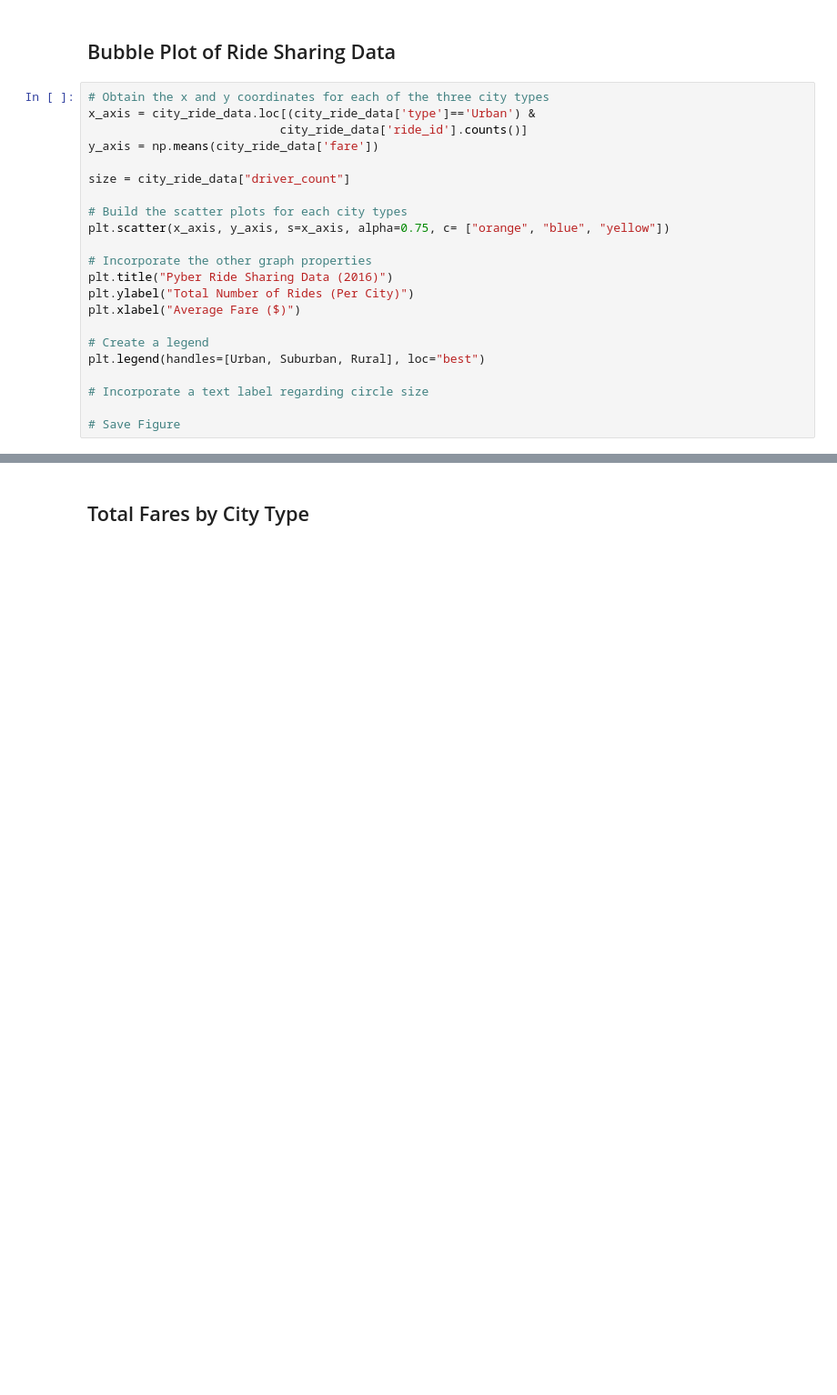
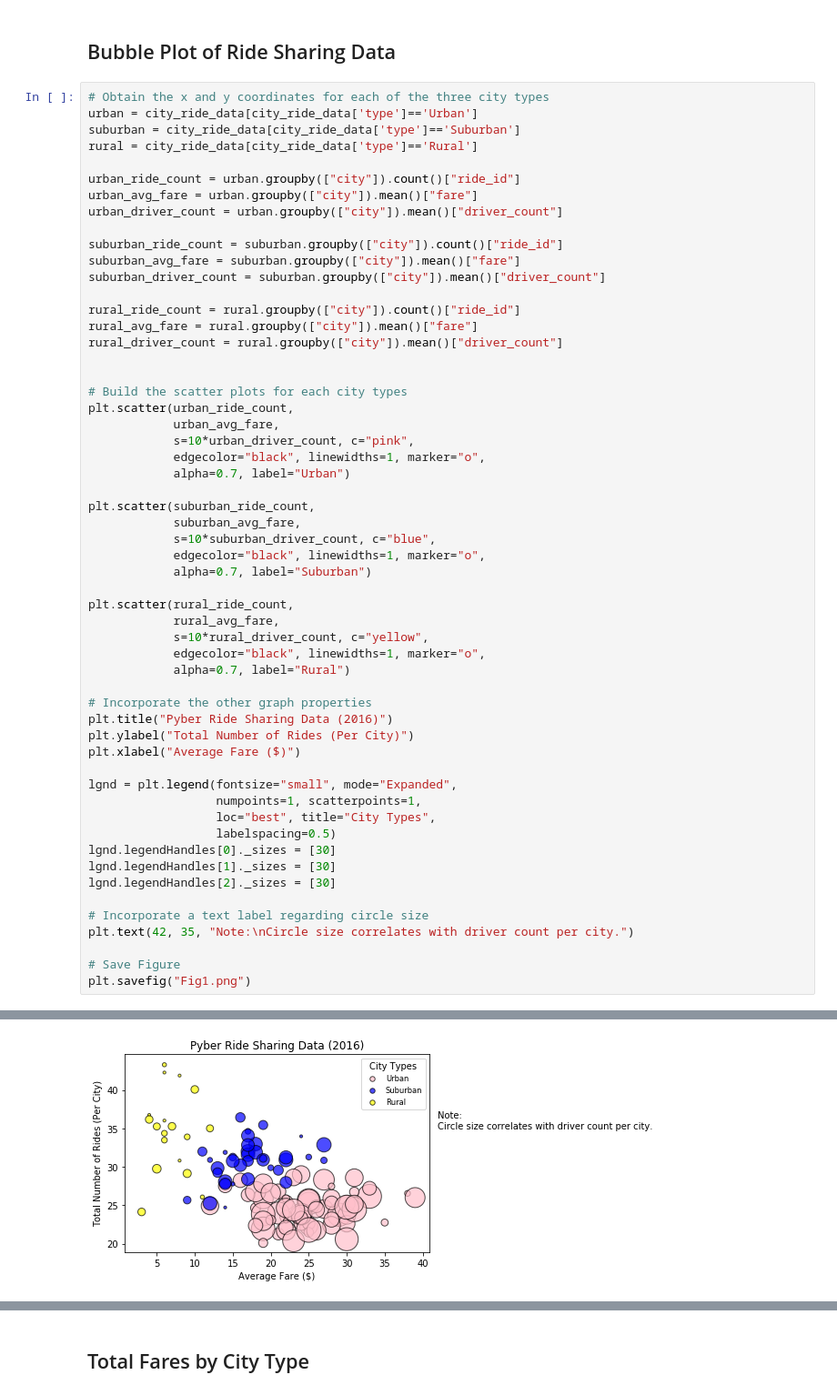
Before and after one commit to usama-ali/matplotlib, a Jupyter notebook: pyber_starter.ipynb, the cells around one changed output, grey strips where cells are left out. Shown: that part at 91% size. Drawn from its saved outputs; the diff is of its cells as text; blank space fills up the shorter version.

```diff
--- a/pyber_starter.ipynb
+++ b/pyber_starter.ipynb
@@ -41,24 +33,58 @@ city_ride_data.head()
 ## Bubble Plot of Ride Sharing Data
 # %%
 # Obtain the x and y coordinates for each of the three city types
-x_axis = city_ride_data.loc[(city_ride_data['type']=='Urban') &
-                           city_ride_data['ride_id'].counts()]
-y_axis = np.means(city_ride_data['fare'])
+urban = city_ride_data[city_ride_data['type']=='Urban']
+suburban = city_ride_data[city_ride_data['type']=='Suburban']
+rural = city_ride_data[city_ride_data['type']=='Rural']
 
-size = city_ride_data["driver_count"]
+urban_ride_count = urban.groupby(["city"]).count()["ride_id"]
+urban_avg_fare = urban.groupby(["city"]).mean()["fare"]
+urban_driver_count = urban.groupby(["city"]).mean()["driver_count"]
+
+suburban_ride_count = suburban.groupby(["city"]).count()["ride_id"]
+suburban_avg_fare = suburban.groupby(["city"]).mean()["fare"]
+suburban_driver_count = suburban.groupby(["city"]).mean()["driver_count"]
+
+rural_ride_count = rural.groupby(["city"]).count()["ride_id"]
+rural_avg_fare = rural.groupby(["city"]).mean()["fare"]
+rural_driver_count = rural.groupby(["city"]).mean()["driver_count"]
+
 
 # Build the scatter plots for each city types
-plt.scatter(x_axis, y_axis, s=x_axis, alpha=0.75, c= ["orange", "blue", "yellow"])
+plt.scatter(urban_ride_count,
+            urban_avg_fare,
+            s=10*urban_driver_count, c="pink",
+            edgecolor="black", linewidths=1, marker="o",
+            alpha=0.7, label="Urban")
+
+plt.scatter(suburban_ride_count,
+            suburban_avg_fare,
+            s=10*suburban_driver_count, c="blue",
+            edgecolor="black", linewidths=1, marker="o",
+            alpha=0.7, label="Suburban")
+
+plt.scatter(rural_ride_count,
+            rural_avg_fare,
+            s=10*rural_driver_count, c="yellow",
+            edgecolor="black", linewidths=1, marker="o",
+            alpha=0.7, label="Rural")
 
 # Incorporate the other graph properties
 plt.title("Pyber Ride Sharing Data (2016)")
 plt.ylabel("Total Number of Rides (Per City)")
 plt.xlabel("Average Fare ($)")
 
-# Create a legend
-plt.legend(handles=[Urban, Suburban, Rural], loc="best")
+lgnd = plt.legend(fontsize="small", mode="Expanded",
+                  numpoints=1, scatterpoints=1,
+                  loc="best", title="City Types",
+                  labelspacing=0.5)
+lgnd.legendHandles[0]._sizes = [30]
+lgnd.legendHandles[1]._sizes = [30]
+lgnd.legendHandles[2]._sizes = [30]
 
 # Incorporate a text label regarding circle size
+plt.text(42, 35, "Note:\nCircle size correlates with driver count per city.")
 
 # Save Figure
+plt.savefig("Fig1.png")
 # %% [output]
@@ -66,3 +91,4 @@ AttributeError: 'Series' object has no attribute 'counts'
+[figure, added]
 # %%
 # Show plot
 plt.show()
```
Also changed, not shown: parts of 3 cells of this notebook.
